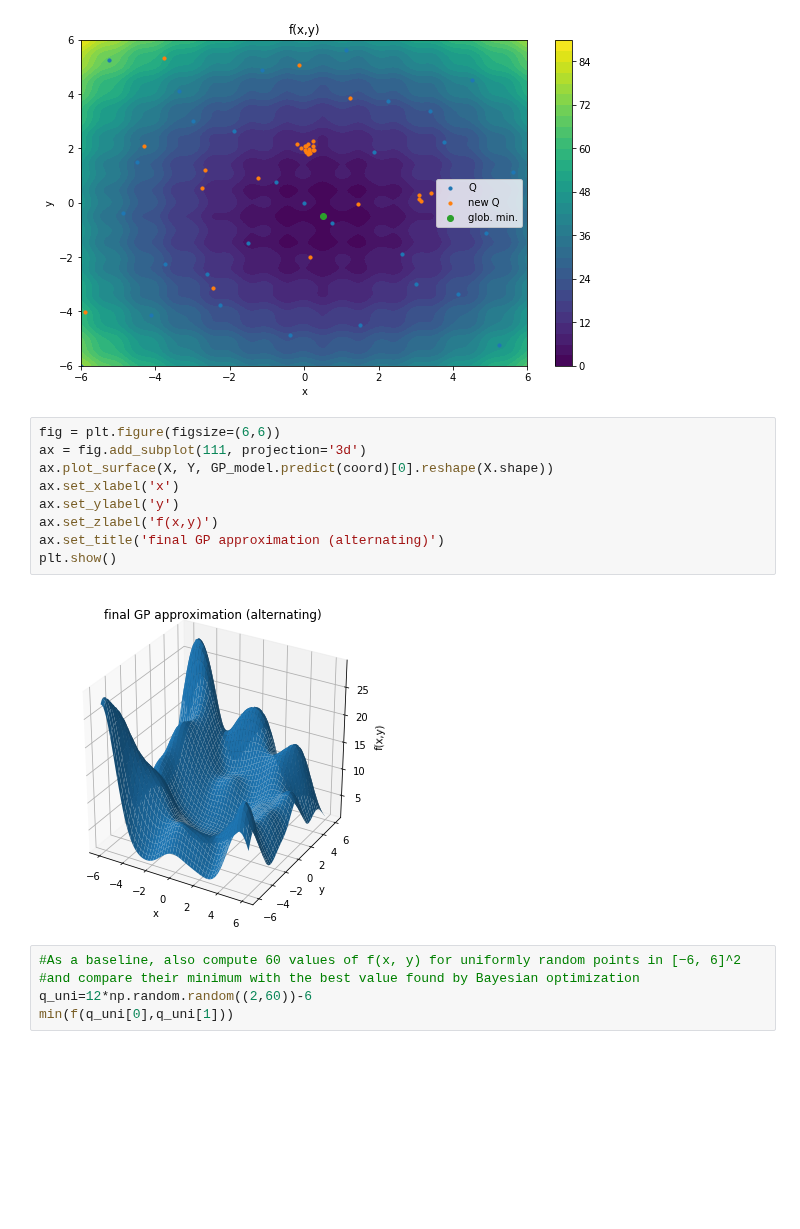
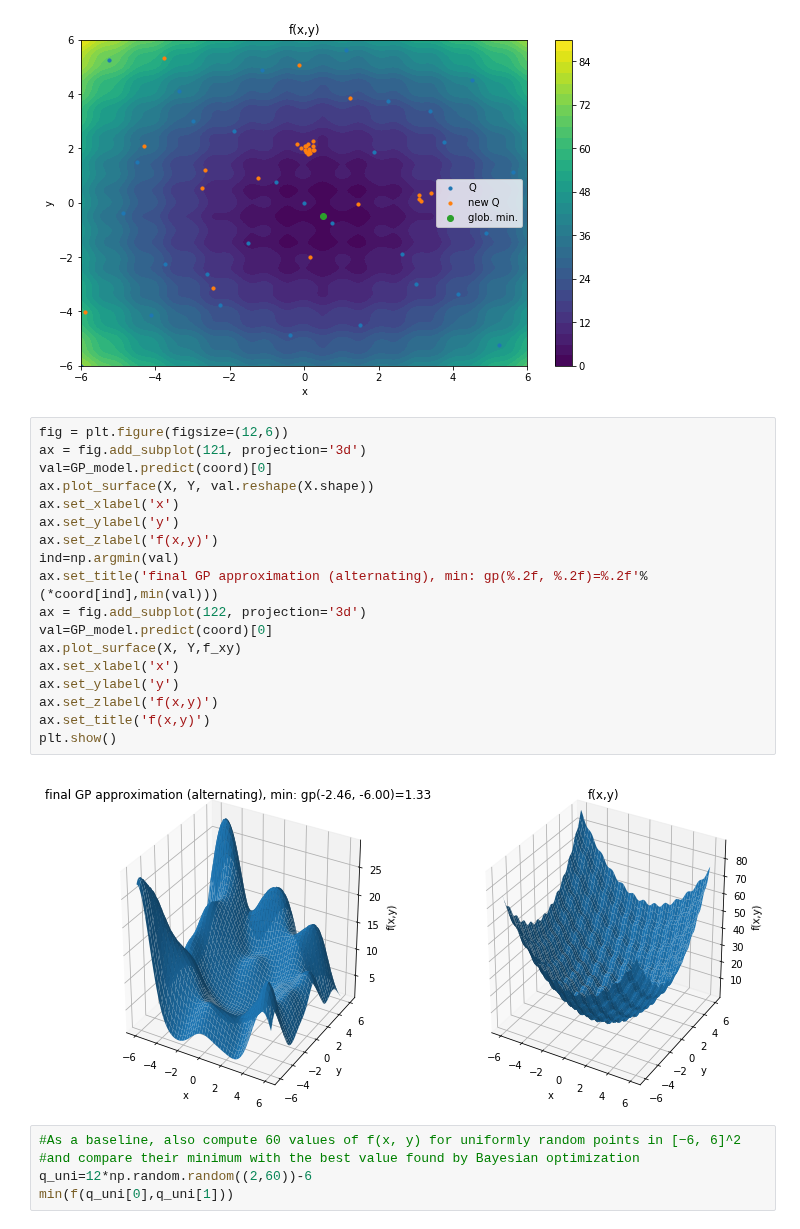
Before and after one commit to ml4cdeca/AdvancedMachineLearning, a Jupyter notebook: exercise06/task 1.ipynb, the cells around one changed output. Drawn from its saved outputs; the diff is of its cells as text; blank space fills up the shorter version.

```diff
--- a/exercise06/task 1.ipynb
+++ b/exercise06/task 1.ipynb
@@ -150,16 +150,25 @@ plt.show()
 # %% [output]
 [figure]
 # %%
-fig = plt.figure(figsize=(6,6))
-ax = fig.add_subplot(111, projection='3d')
-ax.plot_surface(X, Y, GP_model.predict(coord)[0].reshape(X.shape))
+fig = plt.figure(figsize=(12,6))
+ax = fig.add_subplot(121, projection='3d')
+val=GP_model.predict(coord)[0]
+ax.plot_surface(X, Y, val.reshape(X.shape))
 ax.set_xlabel('x')
 ax.set_ylabel('y')
 ax.set_zlabel('f(x,y)')
-ax.set_title('final GP approximation (alternating)')
+ind=np.argmin(val)
+ax.set_title('final GP approximation (alternating), min: gp(%.2f, %.2f)=%.2f'%(*coord[ind],min(val)))
+ax = fig.add_subplot(122, projection='3d')
+val=GP_model.predict(coord)[0]
+ax.plot_surface(X, Y,f_xy)
+ax.set_xlabel('x')
+ax.set_ylabel('y')
+ax.set_zlabel('f(x,y)')
+ax.set_title('f(x,y)')
 plt.show()
 # %% [output]
-[figure, old version]
+[figure, new version]
 # %%
 #As a baseline, also compute 60 values of f(x, y) for uniformly random points in [−6, 6]^2
 #and compare their minimum with the best value found by Bayesian optimization
```
Also changed, not shown: parts of 1 cell of this notebook, 1 other file.
